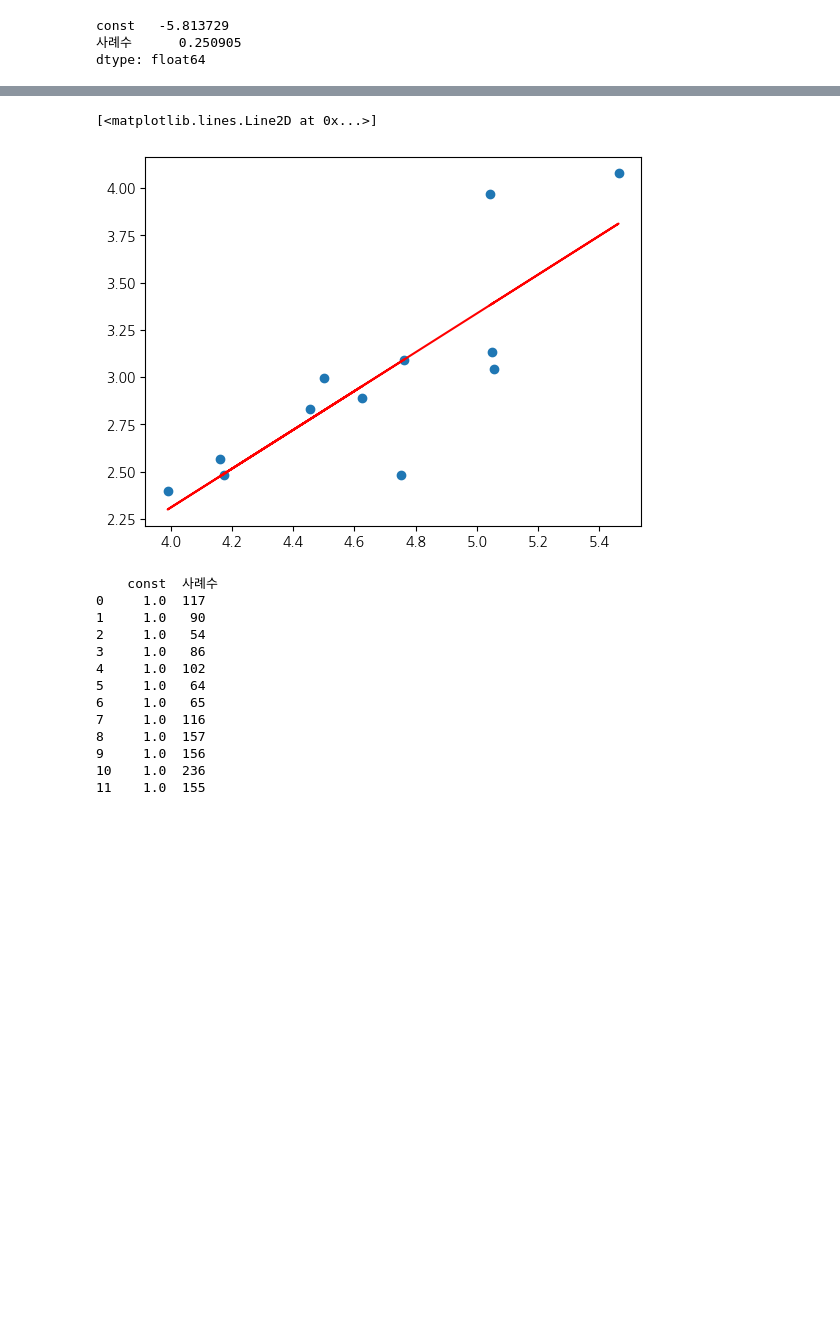
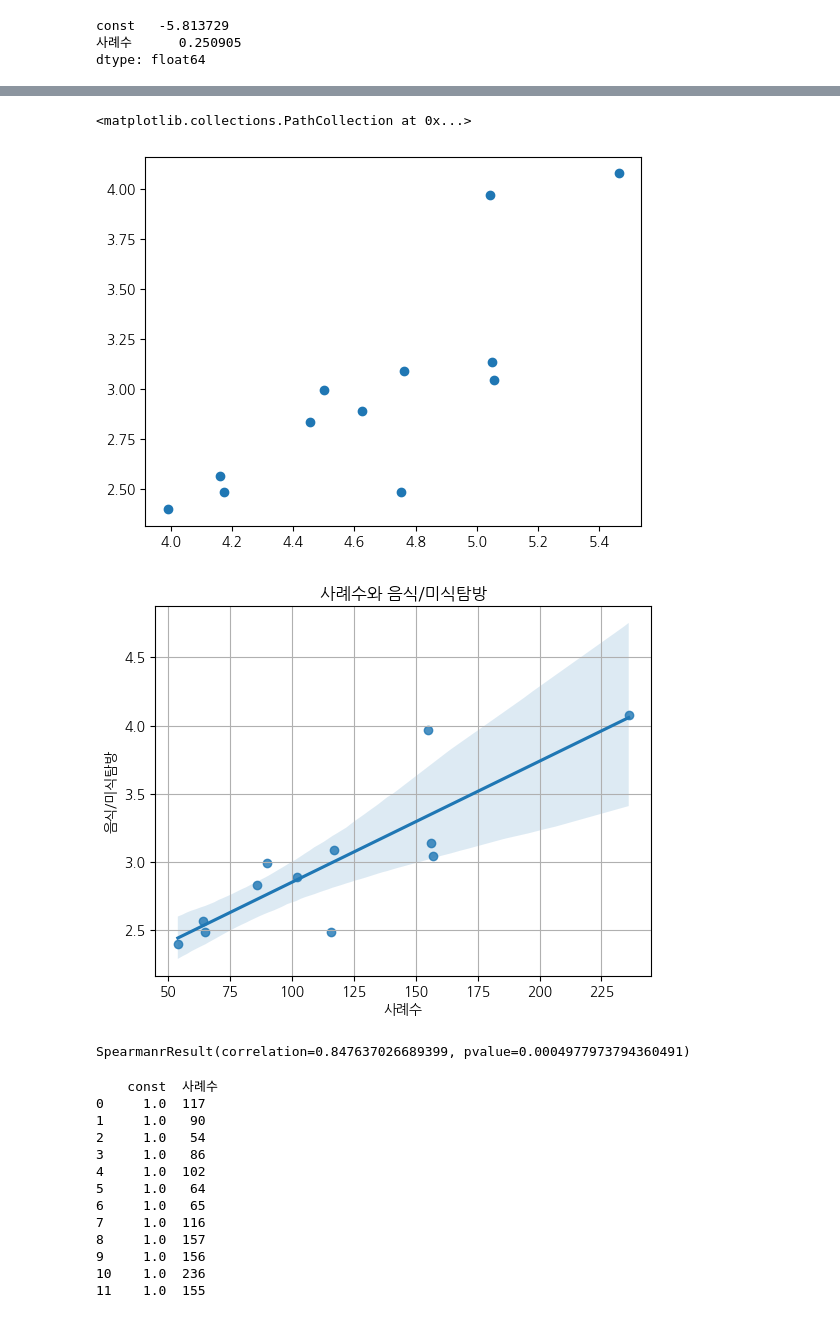
Before and after one commit to SDA2022/SDA-Project, a Jupyter notebook: 방한목적_월별분석.ipynb, the cells around one changed output, grey strips where cells are left out. Saved outputs shown, nothing was run; the diff lists cells and outputs as text; code cells hidden in the pictures; blank space fills up the shorter version.

```diff
--- a/방한목적_월별분석.ipynb
+++ b/방한목적_월별분석.ipynb
@@ -361,10 +363,25 @@ Notes:
 x = xx
 y = yy
 plt.scatter(x, y)
-plt.plot(x, -1.7908 +  1.0255*x, 'r')
+
+#산점도 분포를 통해서 선형적 관계가 있음을 볼 수 있다.
 # %% [output]
-[<matplotlib.lines.Line2D at 0x...>]
+<matplotlib.collections.PathCollection at 0x...>
-[figure, old version]
+[figure, new version]
+# %%
+sns.regplot(x="사례수", y=yy, data=data_month_copy)
+plt.title('사례수와 음식/미식탐방')
+plt.grid()
+plt.show()
+# %% [output]
+[figure, added]
+# %%
+print(stats.spearmanr(data_month_copy['사례수'], data_month_copy['음식/미식탐방']))
+
+#0.85로 1에 가까운 값을 가지며 강한 양적 상관관계를 보임을 알 수 있다.
+#따라서 사례수가 증가함에 따라 '음식/미식탐방'이 증가함을 알 수 있다.
+# %% [output]
+SpearmanrResult(correlation=0.847637026689399, pvalue=0.0004977973794360491)
 # %%
 # 사례수와 쇼핑
 # %%
```
Also changed, not shown: parts of 22 cells of this notebook.
